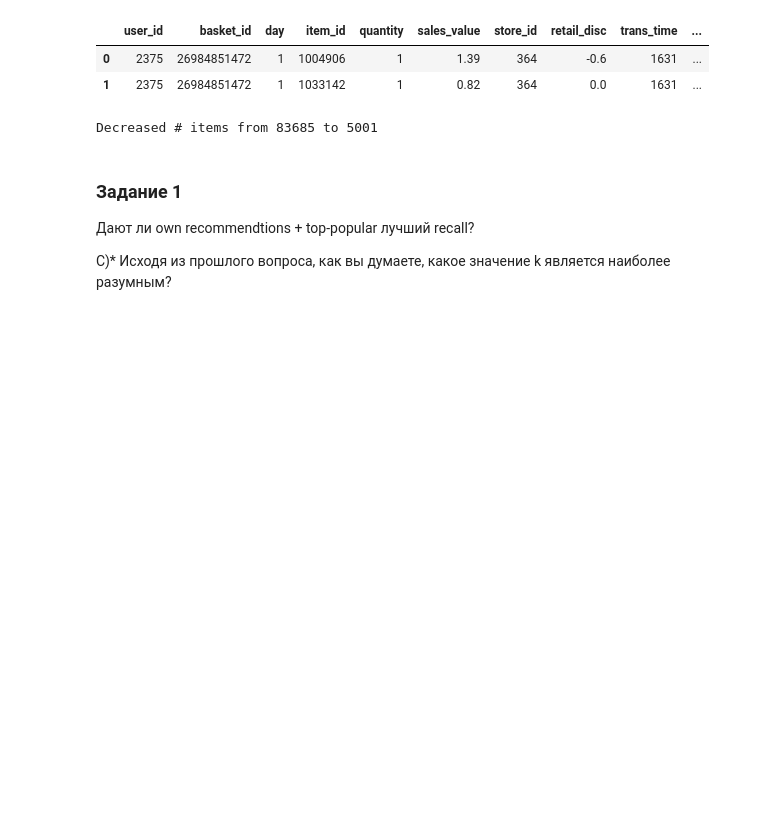
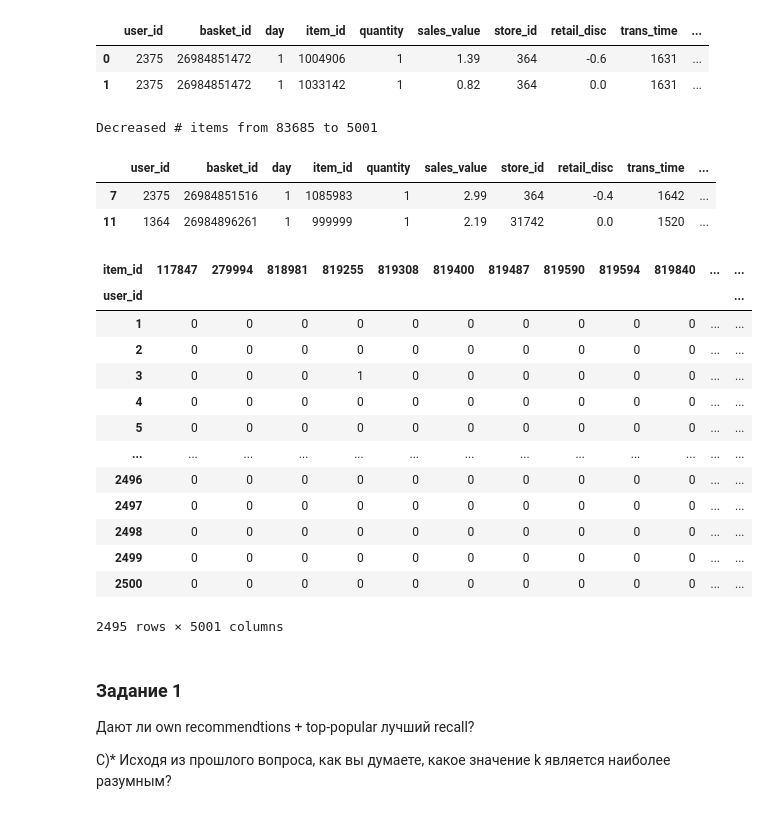
Before and after one commit to aldalinde/ReSys, a Jupyter notebook: hmw_6/hw_webinar_6.ipynb, the cells around one changed output. Cells and saved outputs as stored; diff of their text form; code cells hidden in the pictures; blank space fills up the shorter version.

```diff
--- a/hmw_6/hw_webinar_6.ipynb
+++ b/hmw_6/hw_webinar_6.ipynb
@@ -67,6 +68,31 @@ n_items_after = prefiltered_train_lvl_1['item_id'].nunique()
 print('Decreased # items from {} to {}'.format(n_items_before, n_items_after))
 # %% [output]
 Decreased # items from 83685 to 5001
+# %%
+prefiltered_train_lvl_1.head(2)
+# %% [output]
+|  | user_id | basket_id | day | item_id | quantity | sales_value | store_id | retail_disc | trans_time | ... |
+| 7 | 2375 | 26984851516 | 1 | 1085983 | 1 | 2.99 | 364 | -0.4 | 1642 | ... |
+| 11 | 1364 | 26984896261 | 1 | 999999 | 1 | 2.19 | 31742 | 0.0 | 1520 | ... |
+# %%
+user_item_matrix = pd.pivot_table(prefiltered_train_lvl_1, index='user_id', columns='item_id', values='quantity',
+                                      aggfunc='count', fill_value=0)
+user_item_matrix
+# %% [output]
+| item_id | 117847 | 279994 | 818981 | 819255 | 819308 | 819400 | 819487 | 819590 | 819594 | 819840 | ... | ... |
+| user_id |  |  |  |  |  |  |  |  |  |  |  | ... |
+| 1 | 0 | 0 | 0 | 0 | 0 | 0 | 0 | 0 | 0 | 0 | ... | ... |
+| 2 | 0 | 0 | 0 | 0 | 0 | 0 | 0 | 0 | 0 | 0 | ... | ... |
+| 3 | 0 | 0 | 0 | 1 | 0 | 0 | 0 | 0 | 0 | 0 | ... | ... |
+| 4 | 0 | 0 | 0 | 0 | 0 | 0 | 0 | 0 | 0 | 0 | ... | ... |
+| 5 | 0 | 0 | 0 | 0 | 0 | 0 | 0 | 0 | 0 | 0 | ... | ... |
+| ... | ... | ... | ... | ... | ... | ... | ... | ... | ... | ... | ... | ... |
+| 2496 | 0 | 0 | 0 | 0 | 0 | 0 | 0 | 0 | 0 | 0 | ... | ... |
+| 2497 | 0 | 0 | 0 | 0 | 0 | 0 | 0 | 0 | 0 | 0 | ... | ... |
+| 2498 | 0 | 0 | 0 | 0 | 0 | 0 | 0 | 0 | 0 | 0 | ... | ... |
+| 2499 | 0 | 0 | 0 | 0 | 0 | 0 | 0 | 0 | 0 | 0 | ... | ... |
+| 2500 | 0 | 0 | 0 | 0 | 0 | 0 | 0 | 0 | 0 | 0 | ... | ... |
+2495 rows × 5001 columns
 # %% [markdown]
 ### Задание 1
 
```
Also changed, not shown: parts of 18 cells of this notebook.
